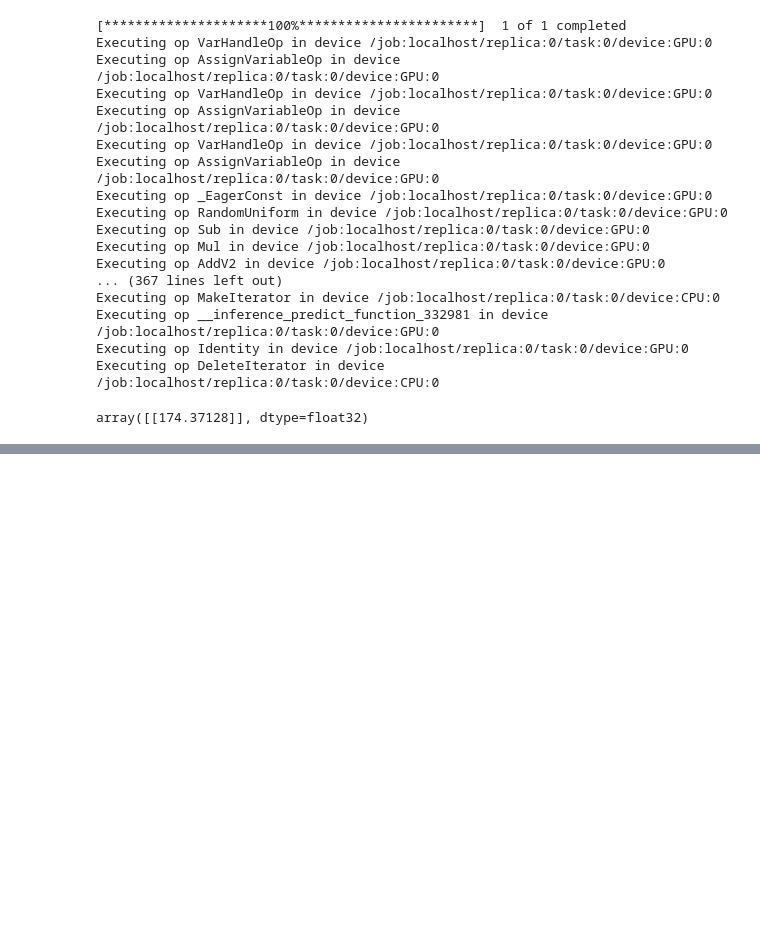
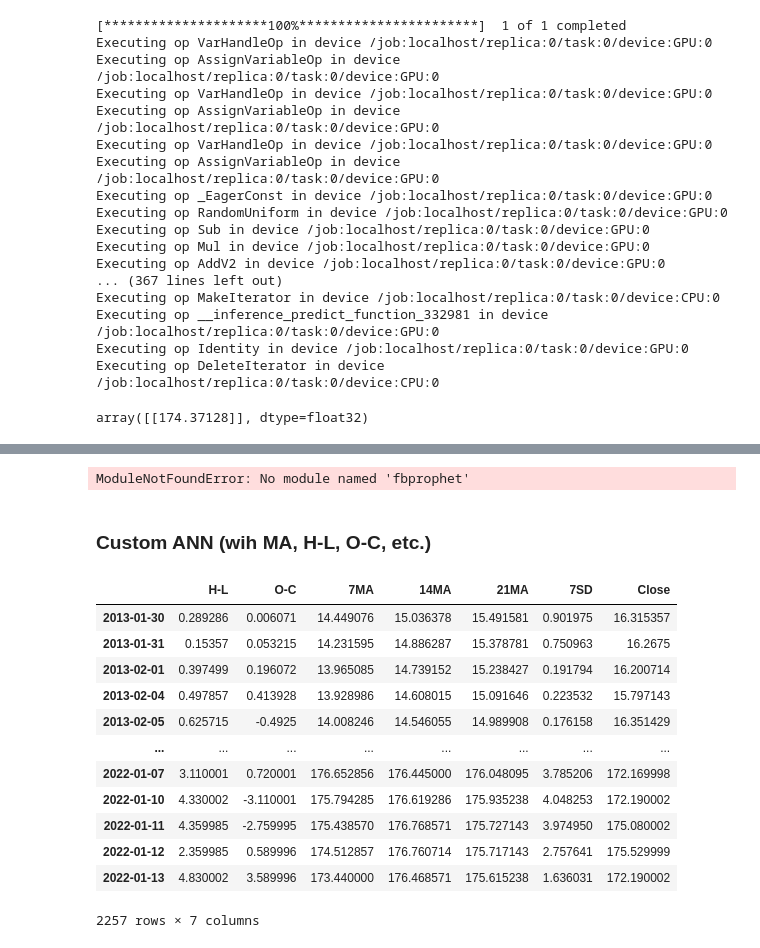
Before and after one commit to SaiNavyanth2000/FYP-Stock-Price-Prediction, a Jupyter notebook: code/MachineLearning/arima/202201-Arima Version 1.ipynb, the cells around one changed output, grey strips where cells are left out. Cells and saved outputs as stored; diff of their text form; code cells hidden in the pictures; blank space fills up the shorter version.

```diff
--- a/code/MachineLearning/arima/202201-Arima Version 1.ipynb
+++ b/code/MachineLearning/arima/202201-Arima Version 1.ipynb
@@ -295,0 +347,62 @@ array([[174.37128]], dtype=float32)
+# %%
+#importing prophet
+from fbprophet import Prophet
+
+stock_data = data['AAPL']
+df = pd.DataFrame(stock_data).T
+
+#creating dataframe
+new_data = pd.DataFrame(index=range(0,len(df)),columns=['Date', 'Close'])
+
+for i in range(0,len(data)):
+    new_data['Date'][i] = data['Date'][i]
+    new_data['Close'][i] = data['Close'][i]
+
+new_data['Date'] = pd.to_datetime(new_data.Date,format='%Y-%m-%d')
+new_data.index = new_data['Date']
+
+#preparing data
+new_data.rename(columns={'Close': 'y', 'Date': 'ds'}, inplace=True)
+
+#train and validation
+train = new_data[:-10]
+valid = new_data[-10:]
+
+#fit the model
+model = Prophet()
+model.fit(train)
+
+#predictions
+close_prices = model.make_future_dataframe(periods=len(valid))
+forecast = model.predict(close_prices)
+# %% [output]
+ModuleNotFoundError: No module named 'fbprophet'
+# %% [markdown]
+### Custom ANN (wih MA, H-L, O-C, etc.)
+# %%
+stock_data = data['AAPL']
+df = pd.DataFrame(stock_data).T
+df['H-L'] = df['High'] - df['Low']
+df['O-C'] = df['Open'] - df['Close']
+df['7MA'] = df['Adj Close'].rolling(window=7).mean()
+df['14MA'] = df['Adj Close'].rolling(window=14).mean()
+df['21MA'] = df['Adj Close'].rolling(window=21).mean()
+df['7SD'] = df['Adj Close'].rolling(window=7).std()
+
+features = ['H-L','O-C','7MA','14MA','21MA','7SD','Close']
+df_final = df[20:][features].copy()
+df_final
+# %% [output]
+|  | H-L | O-C | 7MA | 14MA | 21MA | 7SD | Close |
+| 2013-01-30 | 0.289286 | 0.006071 | 14.449076 | 15.036378 | 15.491581 | 0.901975 | 16.315357 |
+| 2013-01-31 | 0.15357 | 0.053215 | 14.231595 | 14.886287 | 15.378781 | 0.750963 | 16.2675 |
+| 2013-02-01 | 0.397499 | 0.196072 | 13.965085 | 14.739152 | 15.238427 | 0.191794 | 16.200714 |
+| 2013-02-04 | 0.497857 | 0.413928 | 13.928986 | 14.608015 | 15.091646 | 0.223532 | 15.797143 |
+| 2013-02-05 | 0.625715 | -0.4925 | 14.008246 | 14.546055 | 14.989908 | 0.176158 | 16.351429 |
+| ... | ... | ... | ... | ... | ... | ... | ... |
+| 2022-01-07 | 3.110001 | 0.720001 | 176.652856 | 176.445000 | 176.048095 | 3.785206 | 172.169998 |
+| 2022-01-10 | 4.330002 | -3.110001 | 175.794285 | 176.619286 | 175.935238 | 4.048253 | 172.190002 |
+| 2022-01-11 | 4.359985 | -2.759995 | 175.438570 | 176.768571 | 175.727143 | 3.974950 | 175.080002 |
+| 2022-01-12 | 2.359985 | 0.589996 | 174.512857 | 176.760714 | 175.717143 | 2.757641 | 175.529999 |
+| 2022-01-13 | 4.830002 | 3.589996 | 173.440000 | 176.468571 | 175.615238 | 1.636031 | 172.190002 |
+2257 rows × 7 columns
```
Also changed, not shown: parts of 20 cells of this notebook, 45 other files.
